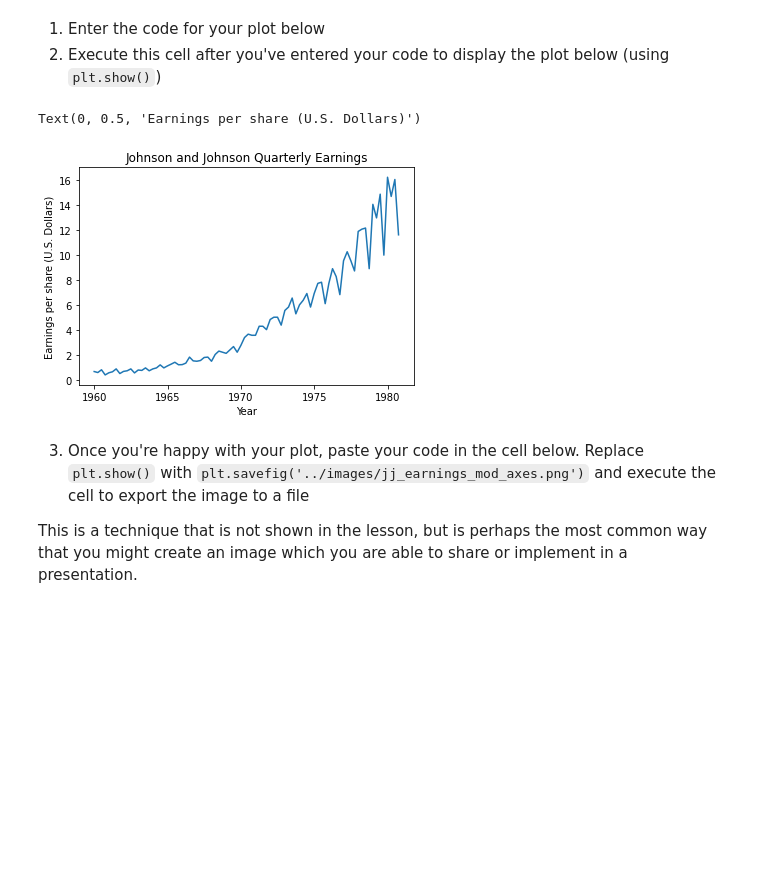
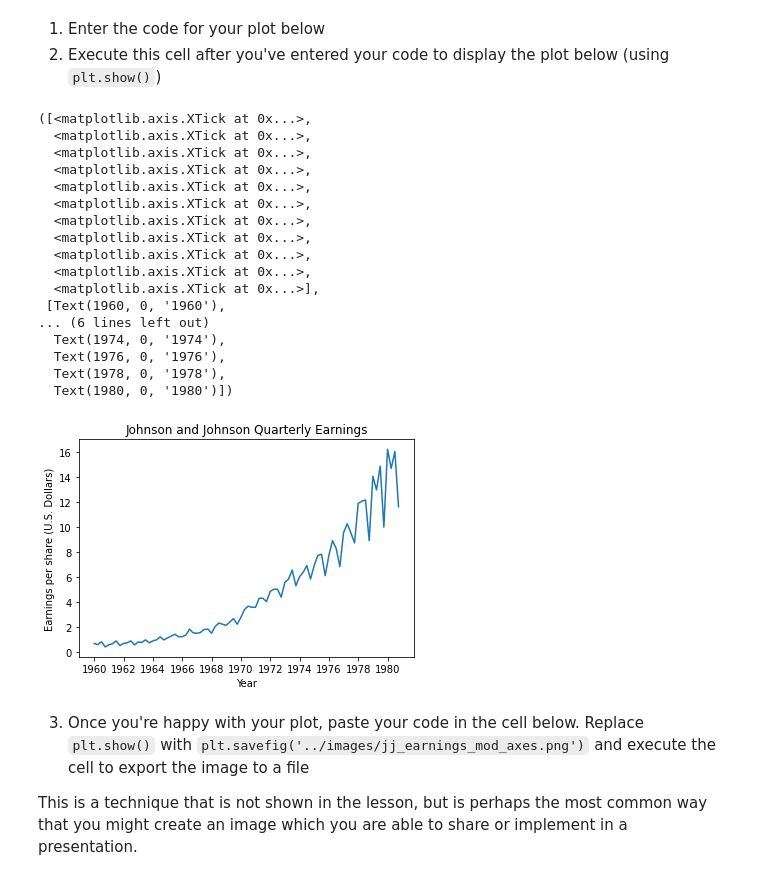
Before and after one commit to ans12256/ds-precourse-axes, a Jupyter notebook: notebooks/axes_challenges.ipynb, the cells around one changed output. Saved outputs shown, nothing was run; the diff lists cells and outputs as text; code cells hidden in the pictures; blank space fills up the shorter version.

Commit message:
Addressed comments by Remi Arata, 05/18/2021, J & J does not show every other year

```diff
--- a/notebooks/axes_challenges.ipynb
+++ b/notebooks/axes_challenges.ipynb
@@ -86,35 +86,61 @@ data = '''
 5.58  5.85  6.57  5.31
 6.03  6.39  6.93  5.85
 6.93  7.74  7.83  6.12
 7.74  8.91  8.28  6.84
 9.54 10.26  9.54  8.73
 11.88 12.06 12.15  8.91
 14.04 12.96 14.85  9.99
 16.20 14.67 16.02 11.61
 '''
 # data turn into a long list
 # massage spaces to commas, \n to space AND commas
 # data
 data_m = np.str.replace(data, '  ', ',')
 data_m = np.str.replace(data_m, ' ', ',') # keep working on data_m
 data_m = np.str.replace(data_m, '\n', ',') # keep working on data_m
 data_m = data_m[1:-1]  # chop off stray "," from head and tail # data_m
 str_list = list(data_m.split(",")) #str_list
 divid_pQ_Y = [float(ele) for ele in str_list] #float_list = divid_pQ
 # prepare X axis for quarters
 Qs_X = np.arange(1960, 1981, .25)  # goes to 1980.75
 # Qs_X = np.linspace(1960, 1981, 4) # screw linspace need to calculate
 
 plt.figure()
 plt.plot(Qs_X, divid_pQ_Y) #, color = 'blue', marker = 'o')
 plt.title("Johnson and Johnson Quarterly Earnings")
 plt.xlabel("Year")
 plt.ylabel("Earnings per share (U.S. Dollars)")
 
+#  ===============================================================
+#  05/18/2021 Remi Arata
+# J & J does not show every other year
+tick_location = list(range(1960,1981,2))
+tick_labels = [str(x) for x in tick_location]
+plt.xticks(tick_location, tick_labels)
+#  ===============================================================
+
+
+
 # plt.savefig('../images/jj_earnings.png')
 # %% [output]
-Text(0, 0.5, 'Earnings per share (U.S. Dollars)')
+([<matplotlib.axis.XTick at 0x...>,
+  <matplotlib.axis.XTick at 0x...>,
+  <matplotlib.axis.XTick at 0x...>,
+  <matplotlib.axis.XTick at 0x...>,
+  <matplotlib.axis.XTick at 0x...>,
+  <matplotlib.axis.XTick at 0x...>,
+  <matplotlib.axis.XTick at 0x...>,
+  <matplotlib.axis.XTick at 0x...>,
+  <matplotlib.axis.XTick at 0x...>,
+  <matplotlib.axis.XTick at 0x...>,
+  <matplotlib.axis.XTick at 0x...>],
+ [Text(1960, 0, '1960'),
+... (6 lines left out)
+  Text(1974, 0, '1974'),
+  Text(1976, 0, '1976'),
+  Text(1978, 0, '1978'),
+  Text(1980, 0, '1980')])
-[figure, old version]
+[figure, new version]
 # %% [markdown]
 3. Once you're happy with your plot, paste your code in the cell below. Replace `plt.show()` with `plt.savefig('../images/jj_earnings_mod_axes.png')` and execute the cell to export the image to a file
 
```
Also changed, not shown: 1 other file.
